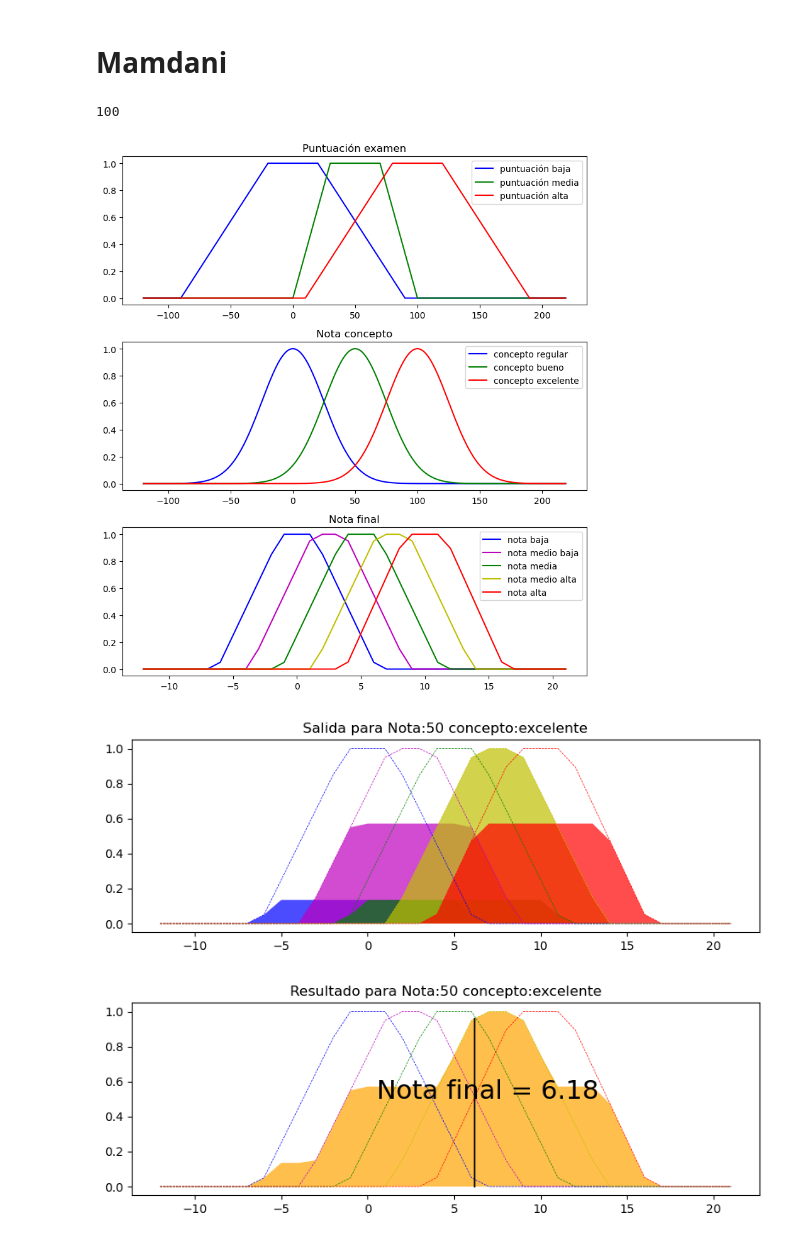
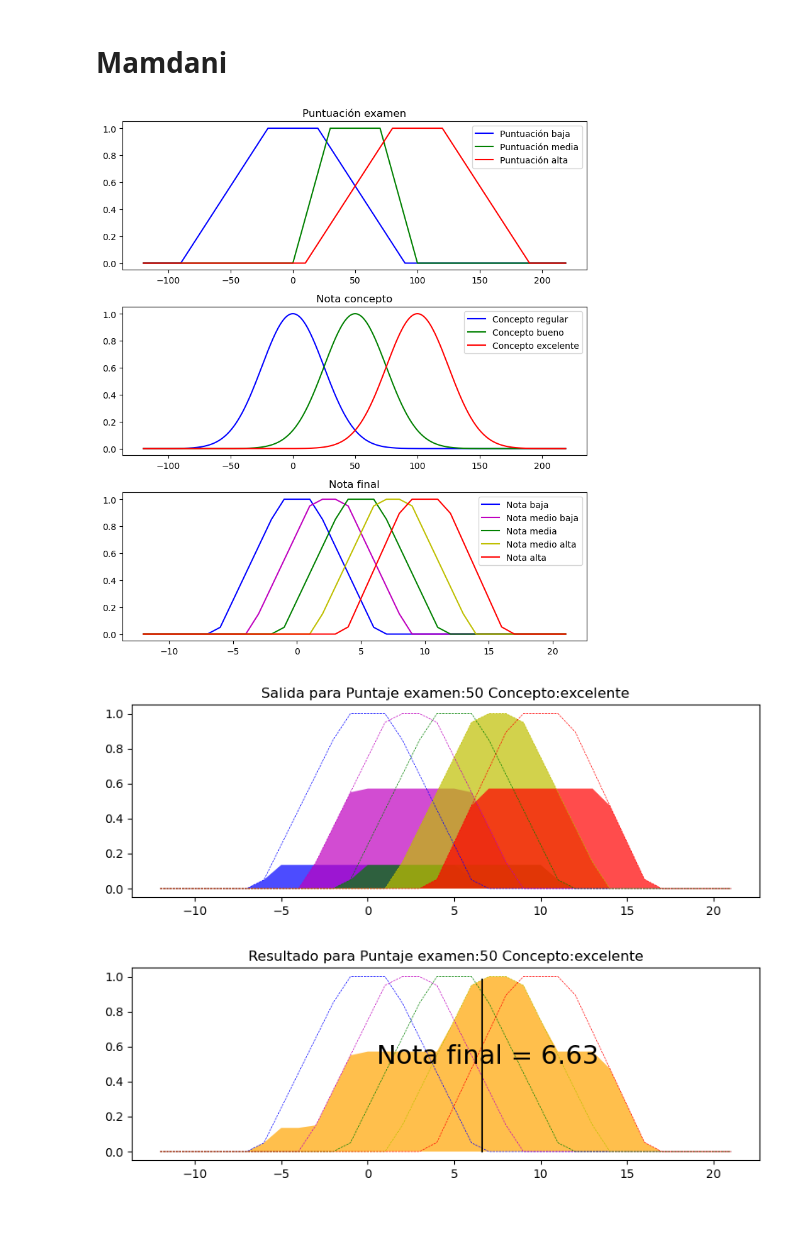
Before and after one commit to AlanGutierrez39/LogicaDifusa, a Jupyter notebook: Mamdani/Mamdani.ipynb, the cells around one changed output. Saved outputs shown, nothing was run; the diff lists cells and outputs as text; code cells hidden in the pictures.

Commit message:
Cambios finales

```diff
--- a/Mamdani/Mamdani.ipynb
+++ b/Mamdani/Mamdani.ipynb
@@ -39,23 +39,23 @@ def ploteo_mu(x, y, entrada1, entrada2,salida):
 
     fig, (ax0,ax1,ax2) = plt.subplots(nrows=3, figsize=(8, 9))
 
-    ax0.plot(x, puntuacion_baja, 'b', linewidth=1.5, label='puntuación baja')
-    ax0.plot(x, puntuacion_media, 'g', linewidth=1.5, label='puntuación media')
-    ax0.plot(x, puntuacion_alta,'r', linewidth=1.5, label='puntuación alta')
+    ax0.plot(x, puntuacion_baja, 'b', linewidth=1.5, label='Puntuación baja')
+    ax0.plot(x, puntuacion_media, 'g', linewidth=1.5, label='Puntuación media')
+    ax0.plot(x, puntuacion_alta,'r', linewidth=1.5, label='Puntuación alta')
     ax0.set_title('Puntuación examen')
     ax0.legend()
 
-    ax1.plot(x, concepto_regular, 'b', linewidth=1.5, label='concepto regular')
-    ax1.plot(x, concepto_bueno, 'g', linewidth=1.5, label='concepto bueno')
-    ax1.plot(x, concepto_excelente,'r', linewidth=1.5, label='concepto excelente')
+    ax1.plot(x, concepto_regular, 'b', linewidth=1.5, label='Concepto regular')
+    ax1.plot(x, concepto_bueno, 'g', linewidth=1.5, label='Concepto bueno')
+    ax1.plot(x, concepto_excelente,'r', linewidth=1.5, label='Concepto excelente')
     ax1.set_title('Nota concepto')
     ax1.legend()
 
-    ax2.plot(y, nota_final_baja, 'b', linewidth=1.5, label='nota baja')
-    ax2.plot(y, nota_final_media_baja, 'm', linewidth=1.5, label='nota medio baja')
-    ax2.plot(y, nota_final_media, 'g', linewidth=1.5, label='nota media')
-    ax2.plot(y, nota_final_media_alta, 'y', linewidth=1.5, label='nota medio alta')
-    ax2.plot(y, nota_final_alta,'r', linewidth=1.5, label='nota alta')
+    ax2.plot(y, nota_final_baja, 'b', linewidth=1.5, label='Nota baja')
+    ax2.plot(y, nota_final_media_baja, 'm', linewidth=1.5, label='Nota medio baja')
+    ax2.plot(y, nota_final_media, 'g', linewidth=1.5, label='Nota media')
+    ax2.plot(y, nota_final_media_alta, 'y', linewidth=1.5, label='Nota medio alta')
+    ax2.plot(y, nota_final_alta,'r', linewidth=1.5, label='Nota alta')
     ax2.set_title('Nota final')
     ax2.legend()
 
@@ -72,7 +72,6 @@ def defino_y_evaluo_reglas(x, y, entrada1, entrada2,salida, puntaje_examen,conce
     }
 
     num_concepto=concepto_dict[str.lower(concepto)]
-    print(num_concepto)
 
     puntuacion_baja, puntuacion_media, puntuacion_alta = entrada1
     concepto_regular, concepto_bueno, concepto_excelente = entrada2
@@ -167,7 +166,7 @@ def ploteo_activacion(y, y_act, puntaje,concepto, salida):
     ax0.fill_between(y, y0, y_activation_big,  facecolor='r', alpha=0.7)
     ax0.plot(y, nota_final_alta, 'r', linewidth=0.5, linestyle='--')
 
-    ax0.set_title(f'Salida para Nota:{puntaje} concepto:{concepto}')
+    ax0.set_title(f'Salida para Puntaje examen:{puntaje} Concepto:{concepto}')
 
     plt.tight_layout()
 
@@ -182,7 +181,7 @@ def calculo_agregacion(y, y_act):
                             np.fmax(y_activation_medium, y_activation_big))))
 
     # Defuzzification
-    y_final = fuzz.defuzz(y, aggregated, 'centroid')
+    y_final = fuzz.defuzz(y, aggregated, 'bisector')
     y_activation = fuzz.interp_membership(y, aggregated, y_final)  # for plot
 
     return y_final, y_activation, aggregated
@@ -201,26 +200,30 @@ def ploteo_final(y, salida, aggregated, y_final, y_activation, puntaje_examen,co
     ax0.plot(y, nota_final_alta, 'r', linewidth=0.5, linestyle='--')
     ax0.fill_between(y, y0, aggregated, facecolor='Orange', alpha=0.7)
     ax0.plot([y_final, y_final], [0, y_activation], 'k', linewidth=1.5, alpha=0.9)
-    ax0.set_title(f'Resultado para Nota:{puntaje_examen} concepto:{concepto}')
+    ax0.set_title(f'Resultado para Puntaje examen:{puntaje_examen} Concepto:{concepto}')
     ax0.text(0.5,0.5, f'Nota final = {round(y_final,2)}', fontsize = 22)
 
 
 
     plt.tight_layout()
 
-def mamdani(puntaje_examen,concepto):
+def mamdani(puntaje_examen,concepto,plot_mu = True):
 
      x, y, entrada1, entrada2,mu_salida = defino_mu()
-     ploteo_mu(x, y, entrada1, entrada2, mu_salida)
+     if plot_mu: ploteo_mu(x, y, entrada1, entrada2, mu_salida)
      y_act = defino_y_evaluo_reglas(x, y, entrada1, entrada2, mu_salida, puntaje_examen,concepto)
      ploteo_activacion(y, y_act, puntaje_examen,concepto ,mu_salida)
      y_final, y_activation, aggregated = calculo_agregacion(y, y_act)
      ploteo_final(y, mu_salida, aggregated, y_final, y_activation, puntaje_examen,concepto)
-# %%
-
-mamdani(50,'excelente')
-# %% [output]
-100
-[figure, removed]
-[figure, removed]
-[figure, removed]
+# %%
+
+#Calculo varios ejemplos pero solo el primero muestra los grafico de funciones
+
+mamdani(50,'excelente')
+mamdani(10,'bueno',False)
+mamdani(40,'regular',False)
+mamdani(80,'bueno',False)
+# %% [output]
+[figure, added]
+[figure, added]
+[figure, added]
```
Also changed, not shown: parts of 1 cell of this notebook.
